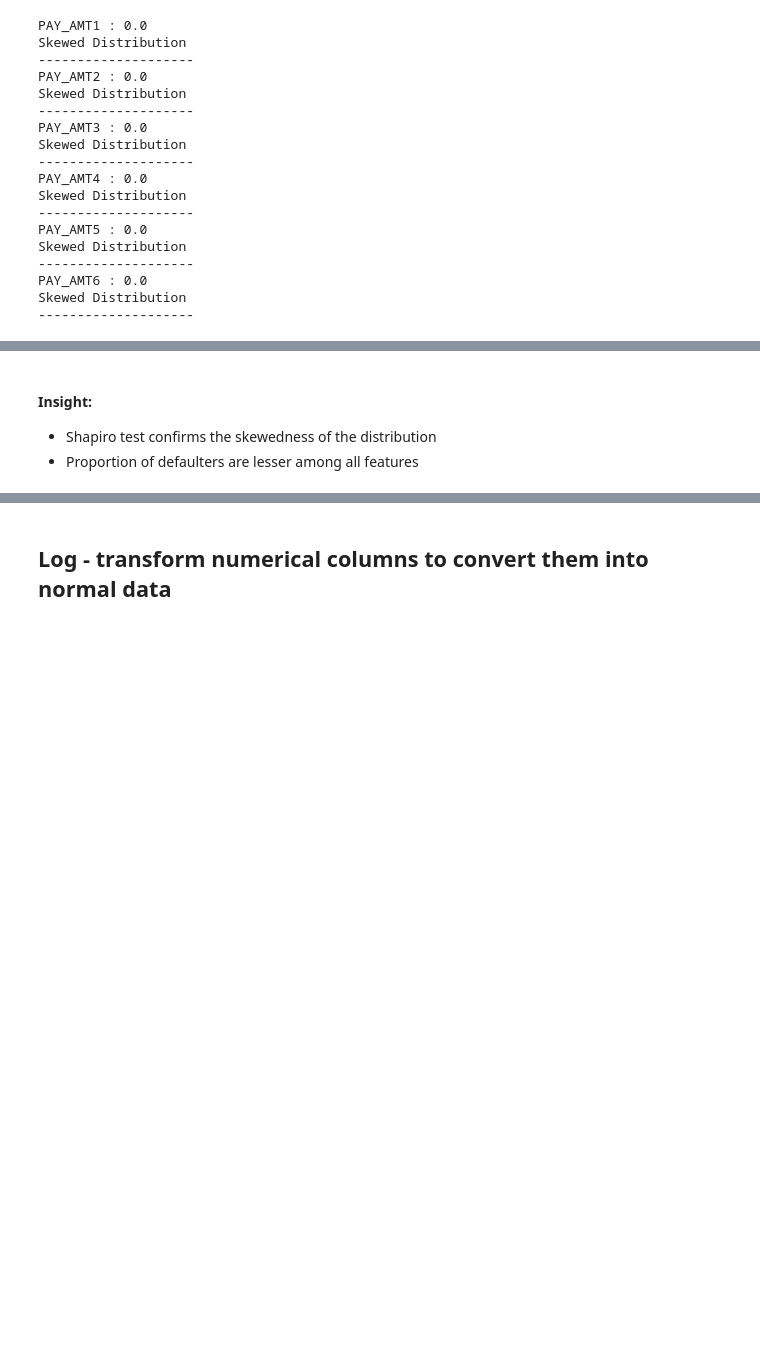
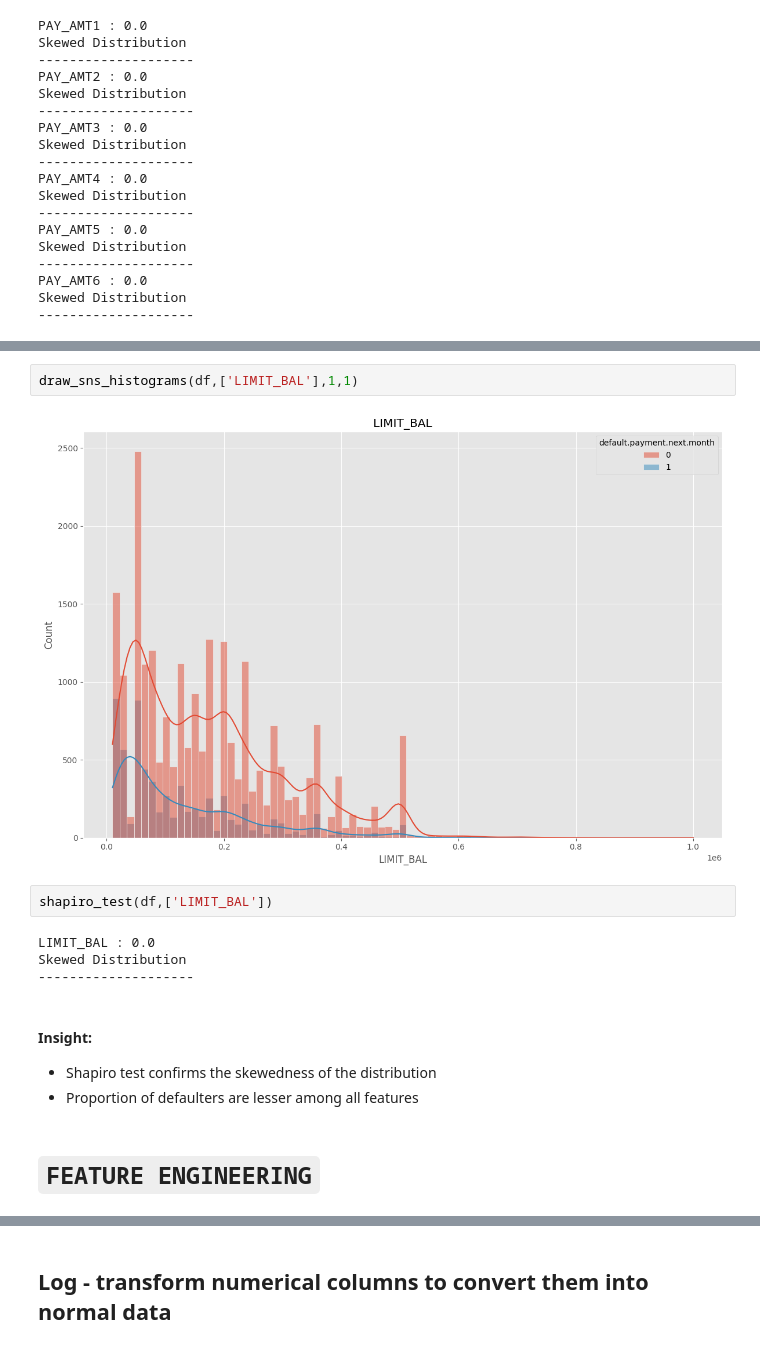
Before and after one commit to Captain-Dawn/CreditCardFraud1, a Jupyter notebook: research/EDA.ipynb, the cells around one changed output, grey strips where cells are left out. Cells and saved outputs as stored; diff of their text form; blank space fills up the shorter version.

```diff
--- a/research/EDA.ipynb
+++ b/research/EDA.ipynb
@@ -307,4 +316,16 @@ Skewed Distribution
+# %%
+draw_sns_histograms(df,['LIMIT_BAL'],1,1)
+# %% [output]
+[figure, added]
+# %%
+shapiro_test(df,['LIMIT_BAL'])
+# %% [output]
+LIMIT_BAL : 0.0
+Skewed Distribution
+--------------------
 # %% [markdown]
 #### Insight:
 * Shapiro test confirms the skewedness of the distribution
 * Proportion of defaulters are lesser among all features
+# %% [markdown]
+# <b>`FEATURE ENGINEERING`</b>
```
Also changed, not shown: parts of 15 cells of this notebook.
